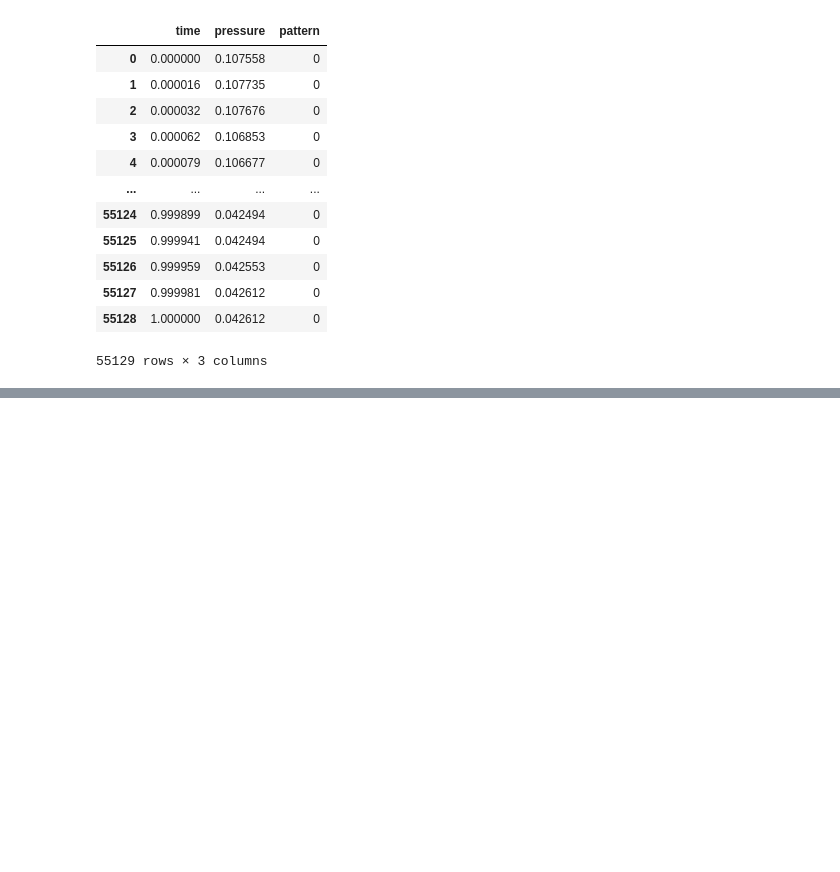
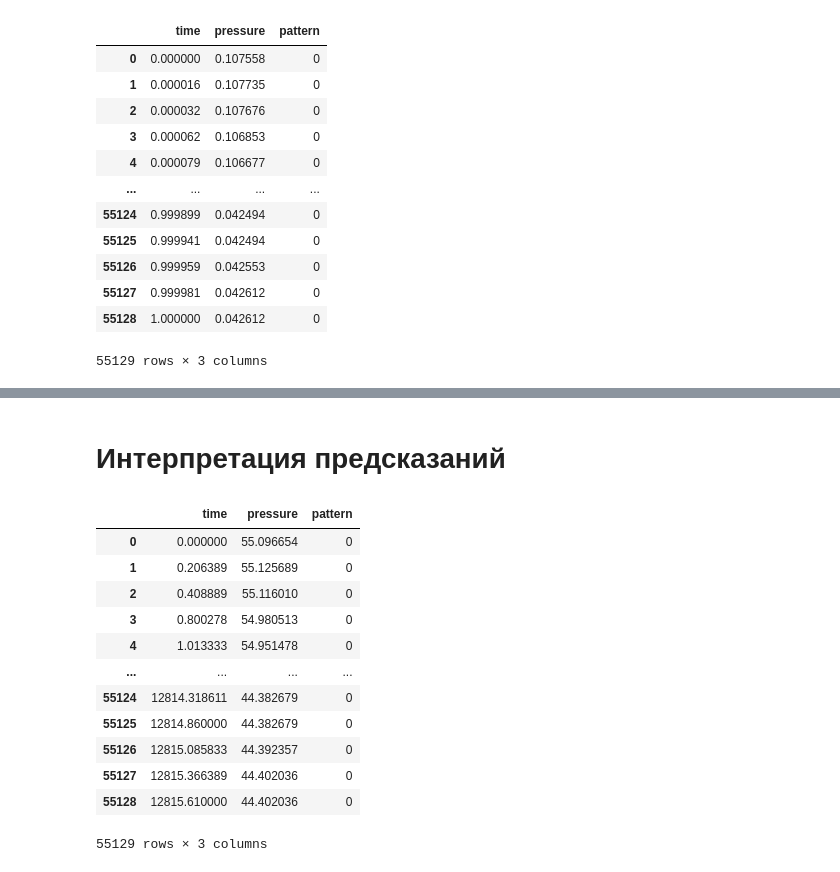
Before and after one commit to F1ameX/2025_Siam-ML-Hack, a Jupyter notebook: notebooks/feature_engineering.ipynb, the cells around one changed output, grey strips where cells are left out. Cells and saved outputs as stored; diff of their text form; code cells hidden in the pictures; blank space fills up the shorter version.

Commit message:
predictions interpretation added

```diff
--- a/notebooks/feature_engineering.ipynb
+++ b/notebooks/feature_engineering.ipynb
@@ -155,0 +153,30 @@ weighted avg       0.93      0.94      0.93    389260
+# %%
+best_params = grid_search.best_params_
+final_model = CatBoostClassifier(
+    iterations=best_params['iterations'],
+    learning_rate=best_params['learning_rate'],
+    l2_leaf_reg=best_params['l2_leaf_reg'],
+    depth=best_params['depth'],
+    loss_function='MultiClass',
+    eval_metric='TotalF1',
+    random_seed=52,
+    boosting_type='Plain',
+    grow_policy='Lossguide',
+    task_type="GPU",
+    bootstrap_type='Bayesian',
+    sampling_frequency='PerTree',
+    verbose=0
+)
+
+final_model.fit(
+    X_train,
+    y_train,
+    eval_set=(X_test, y_test),
+    use_best_model=True
+)
+
+y_pred = final_model.predict(X_test)
+
+precision = precision_score(y_test, y_pred, average='weighted', zero_division=0)
+print(f"Precision: {precision:.4f}")
+print(classification_report(y_test, y_pred))
@@ -283,0 +313,21 @@ test_df
+# %% [markdown]
+# Интерпретация предсказаний
+# %%
+test_df_original = test_df.copy()
+test_df_original[["time", "pressure"]] = test_scaler.inverse_transform(test_df[["time", "pressure"]])
+test_df_original["pattern"] = test_df["pattern"]
+test_df_original
+# %% [output]
+|  | time | pressure | pattern |
+| 0 | 0.000000 | 55.096654 | 0 |
+| 1 | 0.206389 | 55.125689 | 0 |
+| 2 | 0.408889 | 55.116010 | 0 |
+| 3 | 0.800278 | 54.980513 | 0 |
+| 4 | 1.013333 | 54.951478 | 0 |
+| ... | ... | ... | ... |
+| 55124 | 12814.318611 | 44.382679 | 0 |
+| 55125 | 12814.860000 | 44.382679 | 0 |
+| 55126 | 12815.085833 | 44.392357 | 0 |
+| 55127 | 12815.366389 | 44.402036 | 0 |
+| 55128 | 12815.610000 | 44.402036 | 0 |
+55129 rows × 3 columns
```
Also changed, not shown: parts of 8 cells of this notebook.
